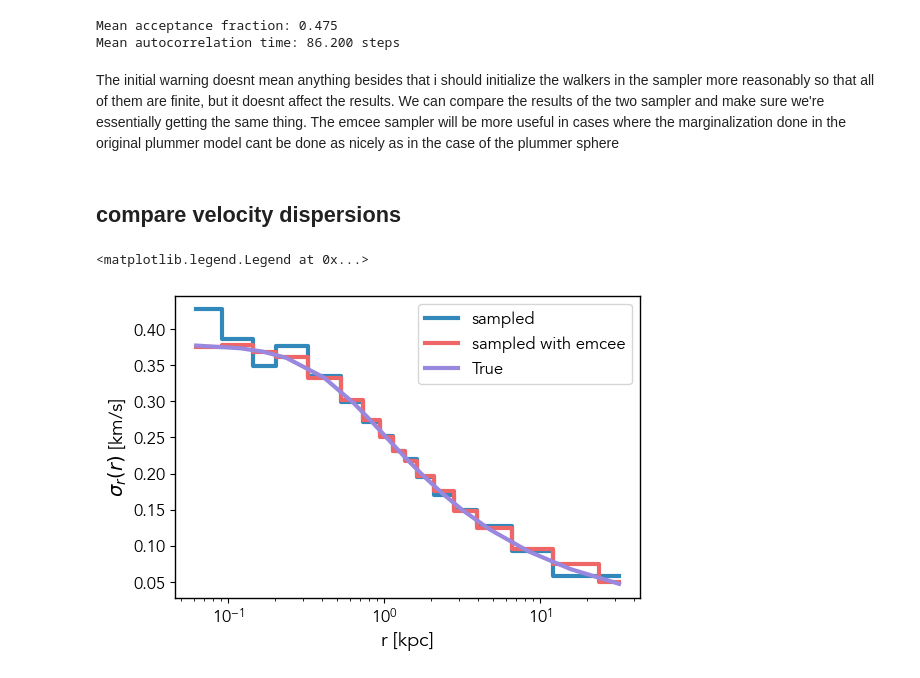
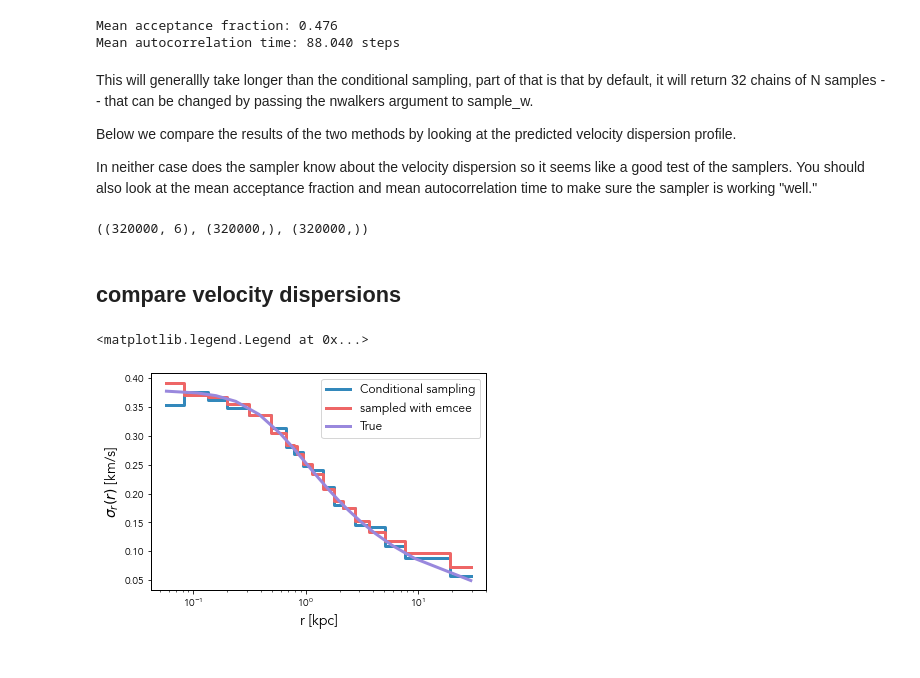
Before and after one commit to jguerra-astro/dynamicall, a Jupyter notebook: notebooks/example_samplingPlummerDF.ipynb, the cells around one changed output. Cells and saved outputs as stored; diff of their text form; code cells hidden in the pictures.

Commit message:
sampling working 85% sure

```diff
--- a/notebooks/example_samplingPlummerDF.ipynb
+++ b/notebooks/example_samplingPlummerDF.ipynb
@@ -58,6 +84,7 @@ def g_q(q):
 fig,ax = plt.subplots(ncols=2,figsize=(14,5))
 r_test = np.logspace(-2,2,100)
 N,bin_edges = histogram(r,bins='blocks')
+r_center = (bin_edges[1:] + bin_edges[:-1])/2
 q = v/model.v_esc(r)
 # sanity checks
 N,vel_edges = histogram(q,bins='blocks')
@@ -93,5 +124,16 @@ ax[1].set(
+# %%
+test_samples = model.sample_w(N=10_000)
+# %% [output]
+Mean acceptance fraction: 0.476
+Mean autocorrelation time: 88.040 steps
+# %% [markdown]
+This will generallly take longer than the conditional sampling, part of that is that by default, it will return 32 chains of N samples -- that can be changed by passing the nwalkers argument to sample_w.
+
+Below we compare the results of the two methods by looking at the predicted velocity dispersion profile.
+
+In neither case does the sampler know about the velocity dispersion so it seems like a good test of the samplers.
+You should also look at the mean acceptance fraction and mean autocorrelation time to make sure the sampler is working "well."
 # %%
-test_samples = model.sample_w(N=10_000,save=False)
 x = test_samples[:,0]
 y = test_samples[:,1]
 z = test_samples[:,2]
@@ -100,20 +142,15 @@ vy = test_samples[:,4]
 vz = test_samples[:,5]
 r_test = np.sqrt(x**2 + y**2 + z**2)
 vr_test = (x*vx + y*vy + z*vz)/r_test
-# %% [output]
-Mean acceptance fraction: 0.475
-Mean autocorrelation time: 86.200 steps
-# %% [markdown]
-The initial warning doesnt mean anything besides that i should initialize the walkers in the sampler more reasonably so that all of them are finite, but it doesnt affect the results.
-We can compare the results of the two sampler and make sure we're essentially getting the same thing.
-The emcee sampler will be more useful in cases where the marginalization done in the original plummer model cant be done as nicely as in the case of the plummer sphere
+# %%
+test_samples.shape,r_test.shape,vr_test.shape
+# %% [output]
+((320000, 6), (320000,), (320000,))
 # %% [markdown]
 ## compare velocity dispersions
 # %%
 from astropy.stats import histogram
 from scipy.stats import binned_statistic
-r_center     = .5*(bin_edges[:-1]+ bin_edges[1:])
-meanv = jnp.mean(v) # Probably shouldn't assume that v_{com} = 0
-meanv,_,bin_numbers   = binned_statistic(r,vr,'mean',bins=bin_edges)
+meanv,_,bin_numbers  = binned_statistic(r,vr,'mean',bins=bin_edges)
 mu,_,bin_numbers   = binned_statistic(r,vr**2,'mean',bins=bin_edges)
 # %%
@@ -125,20 +159,26 @@ mu2,_,bin_numbers   = binned_statistic(r_test,vr_test**2,'mean',bins=bin_edges)
 # %%
 def dispersion(r,M,a):
     G = 4.300917270036279e-06 #kpc km^2 s^-2 Msun^-1
     return G*M/(6*np.sqrt(r**2 + a**2))
 
-
 fig,ax = plt.subplots()
-ax.step(r_center,np.sqrt(mu- meanv**2),where='mid',label='sampled')
-ax.step(r_center2,np.sqrt(mu2- meanv2**2),where='mid',label='sampled with emcee')
-ax.plot(r_center,np.sqrt(dispersion(r_center,model._M,model._a)),label='True')
+ax.step(r_center,np.sqrt(mu- meanv**2),
+        where = 'mid',
+        label = 'Conditional sampling'
+        )
+ax.step(r_center,np.sqrt(mu2- meanv2**2),
+        where = 'mid',
+        label = 'sampled with emcee'
+        )
+ax.plot(r_center,np.sqrt(dispersion(r_center,model._M,model._a)),
+        label='True')
 ax.set(
     xscale='log',
     xlabel = 'r [kpc]',
     ylabel =r'$\sigma_r(r)$ [km/s]',
     # ylim = (0,1),
 )
 ax.legend()
 # %% [output]
 <matplotlib.legend.Legend at 0x...>
-[figure, old version]
+[figure, new version]
```
Also changed, not shown: parts of 14 cells of this notebook, 5 other files.
